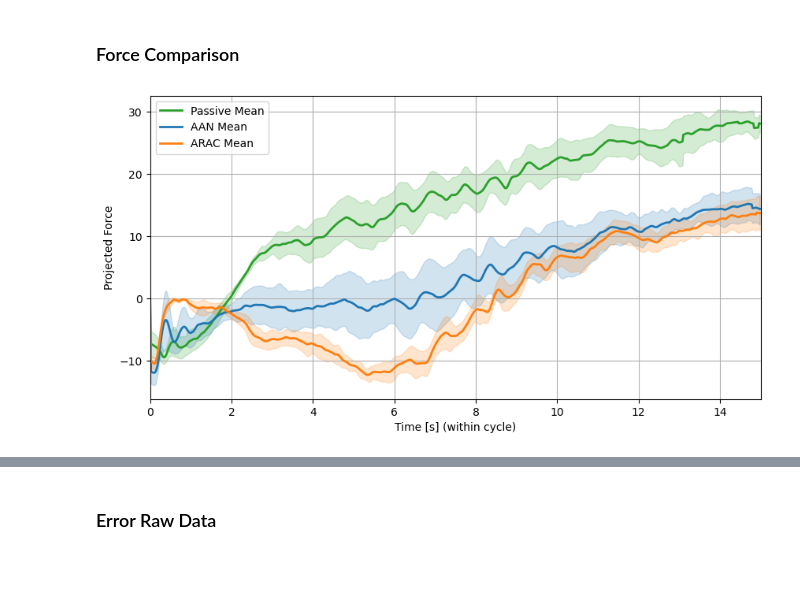
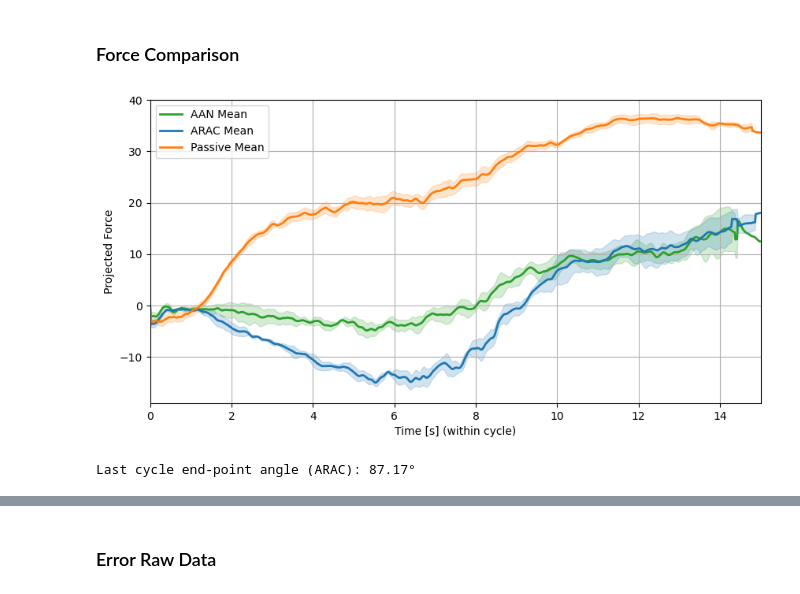
Before and after one commit to ok701/cdrr_data_analysis, a Jupyter notebook: experiment/algorithm/ann_ran/ARAC.ipynb, the cells around one changed output, grey strips where cells are left out. Cells and saved outputs as stored; diff of their text form; code cells hidden in the pictures; blank space fills up the shorter version.

```diff
--- a/experiment/algorithm/ann_ran/ARAC.ipynb
+++ b/experiment/algorithm/ann_ran/ARAC.ipynb
@@ -172,12 +36,30 @@ An experiment was conducted on a human subject using CDRR with a resistive band,
 # %% [markdown]
 ### Data Load
 # %%
-# file_path = '../data/250516_01.tdms'
-# file_path = '../data/250516_05.tdms'
-file_path = '../../data/250602_leejw.tdms'
-split_times = [400, 700]
-# file_path = '../../data/250602_jeongsh.tdms'
-# split_times = [350, 750]
+file_path = '../../data/250609_LJW.tdms'
+split_times = [550, 860]
+
+# file_path = '../../data/250609_JSH.tdms'
+# split_times = [550, 930]
+
+# file_path = '../../data/250609_KDH_easy.tdms'
+# split_times = [1000, 1350]
+
+# file_path = '../../data/250611_KMJ.tdms'
+# split_times = [600, 1000]
+
+# file_path = '../../data/250611_AJW.tdms'
+# split_times = [900, 1260]
+
+# file_path = '../../data/250611_PGE.tdms'
+# split_times = [410, 790]
+
+# file_path = '../../data/250609_HNG_merged.tdms'
+# split_times = [500, 1100]
+
+# file_path = '../../data/250612_AIG.tdms'
+# split_times = [410, 810]
+
 tdms = TdmsFile.read(file_path)
 
 print("✅ Available groups and channels:")
@@ -446,15 +328,17 @@ else:
 import numpy as np
 import matplotlib.pyplot as plt
 
-last_n = 7
+last_n = 4
 group_colors = ['C2', 'C0', 'C1']
-group_labels = ['Passive', 'AAN', 'ARAC']
+group_labels = [ 'AAN', 'ARAC', 'Passive',]
+
 fixed_len = int(15 * sample_rate)  # 15초 길이
 
 plt.figure(figsize=(10, 5))
 
 for group_idx in range(len(split_times) + 1):
     # --- 구간 정의 ---
+
     if group_idx == 0:
         start_time = 0
     else:
@@ -495,31 +379,62 @@ for group_idx in range(len(split_times) + 1):
                 padded[:len(pf)] = pf
             padded_cycles.append(padded)
 
         last_cycles = np.vstack(padded_cycles)
         mean_curve = np.nanmean(last_cycles, axis=0)
         std_curve = np.nanstd(last_cycles, axis=0)
         time_short = np.arange(fixed_len) / sample_rate
 
         # 그룹 2, 3에서 0초 위치는 0으로 (0.1초 → 0초로 수정 가능)
         if group_idx >= 1:
             zero_mask = time_short <= 0
             mean_curve[zero_mask] = 0
             std_curve[zero_mask] = 0
 
         # plot
         plt.plot(time_short, mean_curve, color=group_colors[group_idx], linewidth=2,
                  label=f'{group_labels[group_idx]} Mean')
         plt.fill_between(time_short, mean_curve - std_curve, mean_curve + std_curve,
                          color=group_colors[group_idx], alpha=0.2)
 
     else:
         print(f"Group {group_idx+1}: 사이클이 없습니다.")
 
 plt.xlabel('Time [s] (within cycle)')
 plt.ylabel('Projected Force')
 plt.legend()
 plt.grid(True)
 plt.xlim(0, 15)
 plt.show()
 # %% [output]
-[figure, old version]
+[figure, new version]
+# %%
+# ---------------- ARAC 구간: 마지막 사이클 '끝 각도' ----------------
+# 필요한 변수: sample_rate, split_times, time, traj, act_x, act_y
+idx_arac = 1        # 0:AAN, 1:ARAC, 2:Passive
+
+# 1) ARAC 범위 -------------------------------------------------------------
+arac_start = 0 if idx_arac == 0 else split_times[idx_arac - 1]
+arac_end   = time[-1] if idx_arac >= len(split_times) else split_times[idx_arac]
+
+mask      = (time >= arac_start) & (time < arac_end)
+mask_idx  = np.nonzero(mask)[0]       # 전역 인덱스 변환용
+traj_g    = traj[mask]
+
+# 2) 사이클 경계 -----------------------------------------------------------
+rising  = np.where((traj_g[:-1] == 0) & (traj_g[1:] == 1))[0] + 1
+falling = np.where((traj_g[:-1] == 1) & (traj_g[1:] == 0))[0] + 1
+if rising.size and falling.size and falling[0] < rising[0]:
+    falling = falling[1:]
+rising = rising[:len(falling)]
+
+if not rising.size:
+    raise ValueError("ARAC 구간에서 유효한 사이클을 찾지 못했습니다.")
+
+# 3) 마지막 사이클의 '끝 각도' ---------------------------------------------
+s_last, e_last = rising[-1], falling[-1]    # e_last는 슬라이스에서 제외될 인덱스
+idx_glob = mask_idx[e_last - 1]             # 마지막 샘플(시간상 끝점)
+
+last_angle = np.degrees(np.arctan2(act_y[idx_glob], act_x[idx_glob]))
+print(f"Last cycle end-point angle (ARAC): {last_angle:.2f}°")
+# %% [output]
+Last cycle end-point angle (ARAC): 87.17°
```
Also changed, not shown: parts of 30 cells of this notebook, 53 other files.
